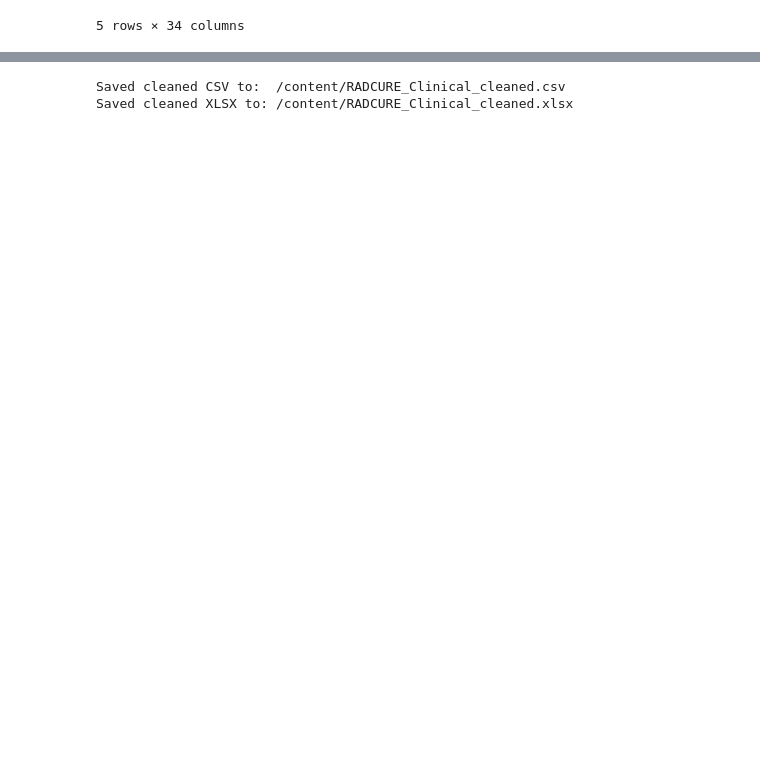
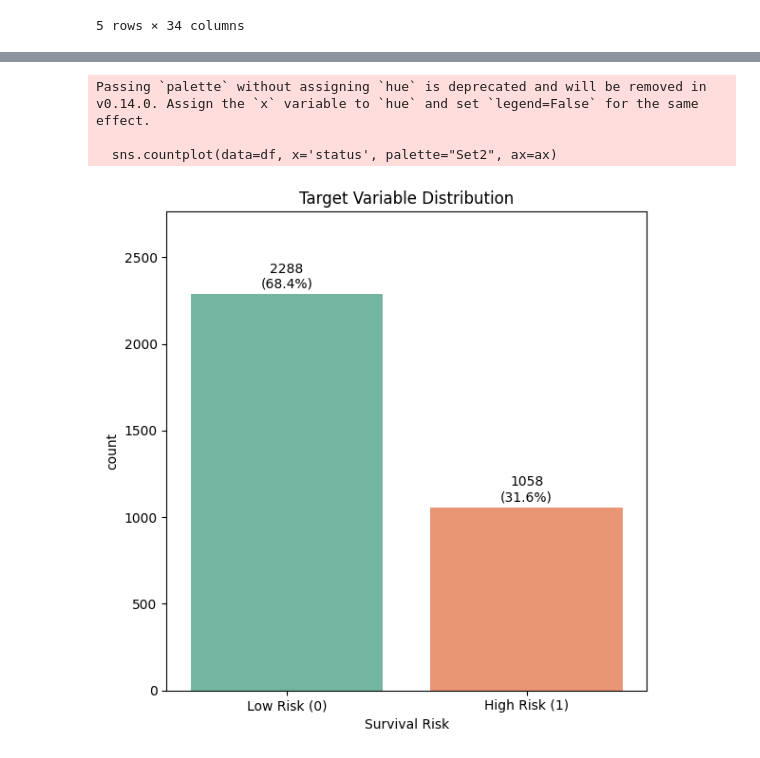
Before and after one commit to umea14/Predicting-Cancer-Survival-Impact-of-Treatment-Variables, a Jupyter notebook: Final_Project_Code_AAI_501.ipynb, the cells around one changed output, grey strips where cells are left out. Saved outputs shown, nothing was run; the diff lists cells and outputs as text; code cells hidden in the pictures; blank space fills up the shorter version.

```diff
--- a/Final_Project_Code_AAI_501.ipynb
+++ b/Final_Project_Code_AAI_501.ipynb
@@ -59,0 +62,8 @@ memory usage: 888.9+ KB
+# %%
+#Check the categorical distribution of some of the categorical features
+features = ["Subsite", "DS Site", "ECOG PS", "Stage", "Path", "HPV", "Tx Modality", "Chemo","Status"]
+
+for col in df.columns:
+  if col in features:
+    print(f"\nColumn: {col}")
+    print(df[col].value_counts(dropna=False))
@@ -174,12 +261,30 @@ smoking_status    0
 dtype: int64
-# %%
-from pathlib import Path
-output_csv = Path("RADCURE_Clinical_cleaned.csv")
-output_xlsx = Path("RADCURE_Clinical_cleaned.xlsx")
-df.to_csv(output_csv, index=False)
-df.to_excel(output_xlsx, index=False)
-print(f"\nSaved cleaned CSV to:  {output_csv.resolve()}")
-print(f"Saved cleaned XLSX to: {output_xlsx.resolve()}")
-# %% [output]
-Saved cleaned CSV to:  /content/RADCURE_Clinical_cleaned.csv
-Saved cleaned XLSX to: /content/RADCURE_Clinical_cleaned.xlsx
+# %%
+#Target Distribution Plot
+fig, ax = plt.subplots(figsize=(6,6))
+sns.countplot(data=df, x='status', palette="Set2", ax=ax)
+total = len(df)
+for p in ax.patches:
+    count = int(p.get_height())
+    percent = 100 * count / total
+
+    ax.text(
+        p.get_x() + p.get_width()/2,
+        count + total*0.01,
+        f"{count}\n({percent:.1f}%)",
+        ha="center"
+    )
+
+ax.set_ylim(0, ax.get_ylim()[1] * 1.15)
+ax.set_xticks([0, 1])
+ax.set_xticklabels(["Low Risk (0)", "High Risk (1)"])
+ax.set_xlabel("Survival Risk")
+ax.set_title("Target Variable Distribution")
+plt.tight_layout()
+plt.show()
+print("\n\n\n")
+# %% [output]
+Passing `palette` without assigning `hue` is deprecated and will be removed in v0.14.0. Assign the `x` variable to `hue` and set `legend=False` for the same effect.
+
+  sns.countplot(data=df, x='status', palette="Set2", ax=ax)
+[figure, added]
```
Also changed, not shown: parts of 34 cells of this notebook.
